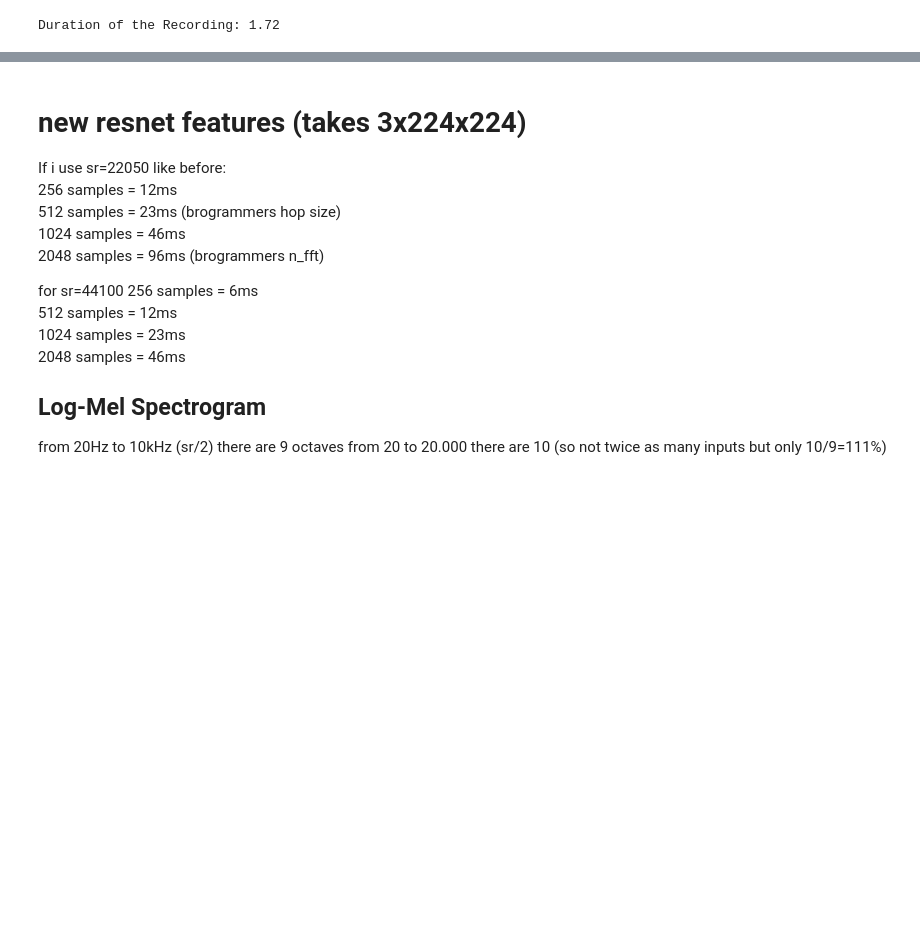
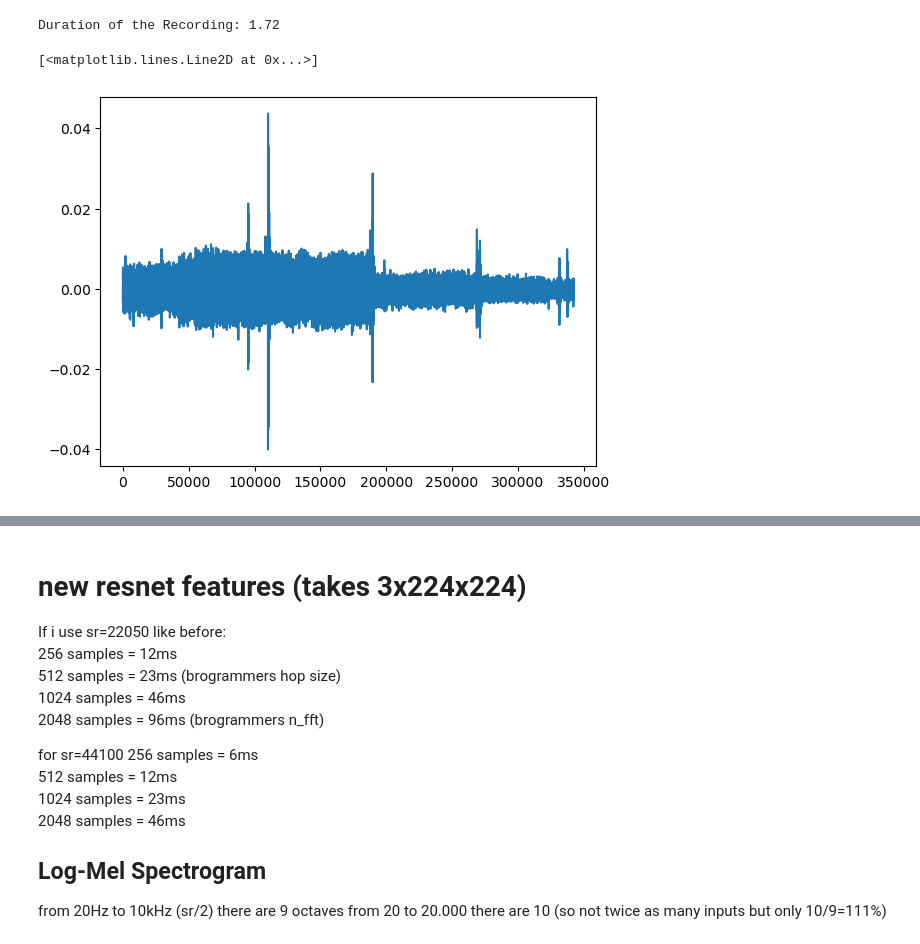
Before and after one commit to MichaelReiter94/acoustic_covid_detection, a Jupyter notebook: python/Jupyter_Notebooks/Infrasound analysis and new Features for resnet.ipynb, the cells around one changed output, grey strips where cells are left out. Saved outputs shown, nothing was run; the diff lists cells and outputs as text; code cells hidden in the pictures; blank space fills up the shorter version.

```diff
--- a/python/Jupyter_Notebooks/Infrasound analysis and new Features for resnet.ipynb
+++ b/python/Jupyter_Notebooks/Infrasound analysis and new Features for resnet.ipynb
@@ -37,3 +39,8 @@ Duration of the Recording: 1.72
+# %%
+plt.plot(audio)
+# %% [output]
+[<matplotlib.lines.Line2D at 0x...>]
+[figure, added]
 # %%
 round(len(audio)/sr, 2), sr
 # %% [output]
```
Also changed, not shown: parts of 9 cells of this notebook, 13 other files.
